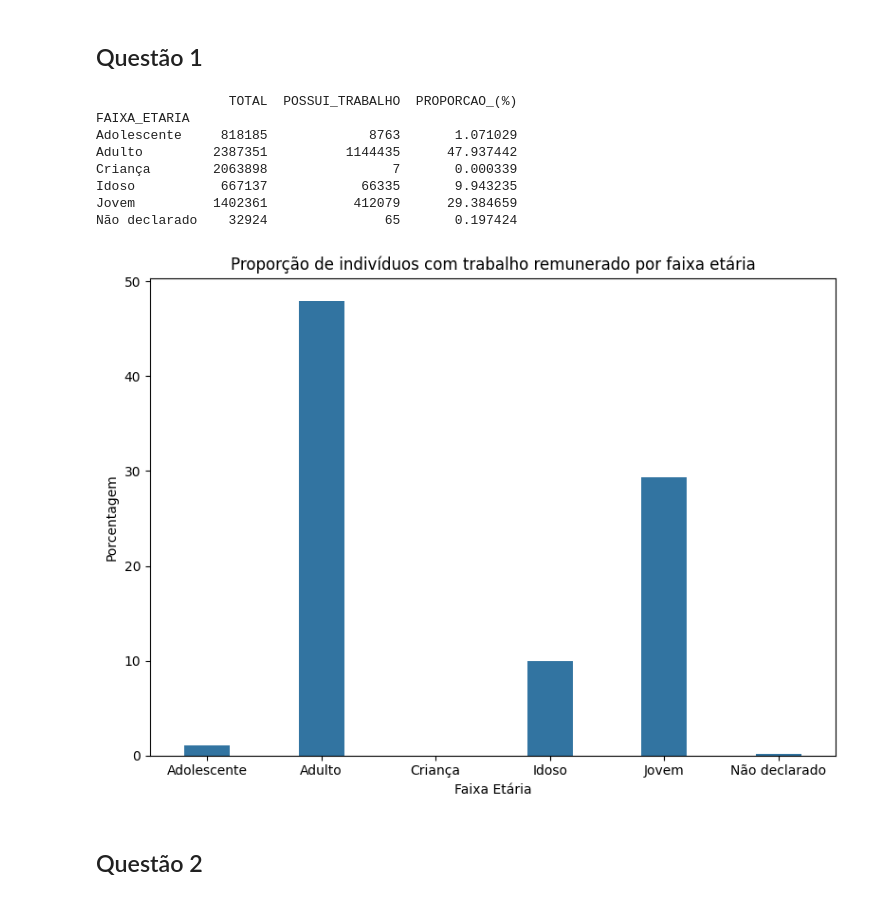
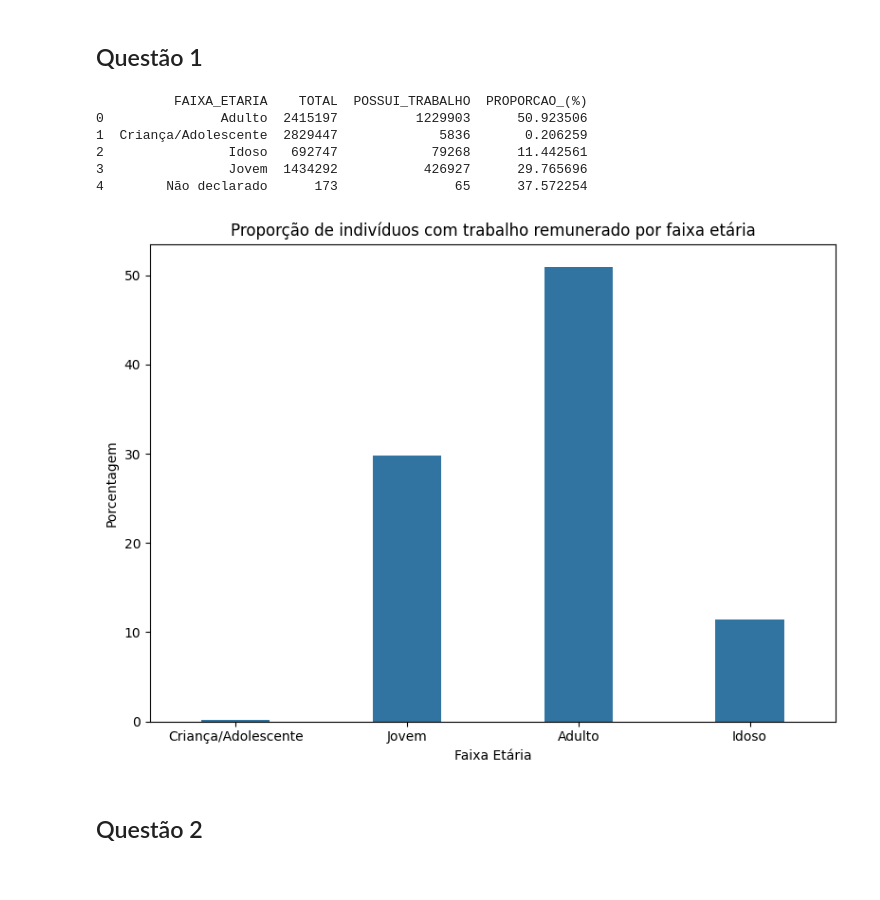
Before and after one commit to Tiago19M/Analise-de-dados, a Jupyter notebook: analiseCadUnico.ipynb, the cells around one changed output. Cells and saved outputs as stored; diff of their text form; code cells hidden in the pictures.

```diff
--- a/analiseCadUnico.ipynb
+++ b/analiseCadUnico.ipynb
@@ -231,7 +85,8 @@ import numpy as np
 ## Questão 1
 # %%
 df_pandas["DT_NASC_PESSOA"] = pd.to_datetime(df_pandas["DT_NASC_PESSOA"], errors="coerce")
-dataAtual = pd.Timestamp("2018-06-01") #Considerou-se que os dados eram de 2018 e o mês foi escolhido arbitrariamente, na falta da data precisa do levantamento.
+dataAtual = pd.Timestamp("2018-12-12") #Considerou-se que os dados eram de 2018 e o mês e dia foram escolhidos com base na data de nascimento
+#mais recente registrada na amostra, na falta da data precisa do levantamento.
 
 #Cálculo das idades com base na data estimada do levantamento e na data de nascimento de cada pessoa
 df_pandas["IDADE"] = (dataAtual.year - df_pandas["DT_NASC_PESSOA"].dt.year -
@@ -298,8 +154,8 @@ mp.show() #"desenha" o gráfico
 
 #define condições. Caso se satisfaça a condição na posição i, então é atribuído o valor da posição i de 'valores' para esse indivíduo
 condicoes = [
-    ((df_pandas["VL_RENDA_BRUTA_12_MESES_MEMB"] != 0) & (df_pandas["VL_REMUNER_EMPREGO_MEMB"] == 0)),
-    (df_pandas["VL_REMUNER_EMPREGO_MEMB"] != 0),
+    (df_pandas["VL_RENDA_BRUTA_12_MESES_MEMB"] > 0) & (df_pandas["VL_REMUNER_EMPREGO_MEMB"] == 0),
+    (df_pandas["VL_REMUNER_EMPREGO_MEMB"] > 0),
 ]
 
 valores = [
@@ -307,15 +163,19 @@ valores = [
     2,
 ]
 
-df_pandas["FORMALIDADE_TRABALHO"] = np.select(condicoes, valores, default=0)
+df_pandas["CLASS_TRABALHO"] = np.select(
+    condicoes,
+    valores,
+    default=0,
+)
 
 #filtra os indíviduos com idade entre 18 e 65 anos e que possuem trabalho (formal ou informal)
-adultos_trabalhando = df_pandas[((df_pandas["IDADE"]>= 18) & (df_pandas["IDADE"]<=65) & (df_pandas["FORMALIDADE_TRABALHO"].isin([1, 2])))]
+adultos_trabalhando = df_pandas[((df_pandas["IDADE"]>= 18) & (df_pandas["IDADE"]<=65) & (df_pandas["CLASS_TRABALHO"].isin([1, 2])))]
 
 #Cada uma das seguintes linhas faz uma comparação sobre os valores da coluna especificada, retornando uma Series de bool (true caso a comparação se satisfaça).
 #Assim, ao aplicar o .sum(), o python converte 'true' para 1 e 'false' para 0, permitindo obter a quantidade de elementos que satisfazem a condição.
-qtd_informais = (adultos_trabalhando["FORMALIDADE_TRABALHO"] == 1).sum()
-qtd_formais = (adultos_trabalhando["FORMALIDADE_TRABALHO"] == 2).sum()
+qtd_informais = (adultos_trabalhando["CLASS_TRABALHO"] == 1).sum()
+qtd_formais = (adultos_trabalhando["CLASS_TRABALHO"] == 2).sum()
 
 total_trabalhadores = qtd_informais + qtd_formais
 
@@ -456,16 +343,14 @@ mp.show()
 #Lógica de atribuição de significado aos valores númericos de "IDADE". Esse trecho divide os indivíduos dentre 5 faixas etárias, ou "Não declarado", caso o campo de
 #data de nascimento esteja sem valor
 condicoes = [
-    df_pandas["IDADE"].between(0, 12),
-    df_pandas["IDADE"].between(13, 17),
+    df_pandas["IDADE"].between(0, 17),
     df_pandas["IDADE"].between(18, 29),
     df_pandas["IDADE"].between(30, 59),
     df_pandas["IDADE"]>=60
 ]
 
 valores = [
-    "Criança",
-    "Adolescente",
+    "Criança/Adolescente",
     "Jovem",
     "Adulto",
     "Idoso"
@@ -477,36 +362,38 @@ df_pandas["FAIXA_ETARIA"] = np.select(
     default = "Não declarado"
 )
 # %%
-resultado = df_pandas.groupby("FAIXA_ETARIA").agg(
+resultado_2_1 = df_pandas.groupby("FAIXA_ETARIA").agg(
     TOTAL = ("FAIXA_ETARIA", "size"), #total de pessoas por faixa etária
-    POSSUI_TRABALHO  = ("VL_REMUNER_EMPREGO_MEMB", lambda x : (x > 0).sum()) #total de pessoas por faixa etária que possuem trabalho
-)
+    POSSUI_TRABALHO = ("CLASS_TRABALHO", lambda x : x.isin([1, 2]).sum())
+).reset_index()
 
-resultado["PROPORCAO_(%)"] = (resultado["POSSUI_TRABALHO"] / resultado["TOTAL"]) * 100
+resultado_2_1["PROPORCAO_(%)"] = (resultado_2_1["POSSUI_TRABALHO"] / resultado_2_1["TOTAL"]) * 100
 
-print (resultado)
+print (resultado_2_1)
 # %% [output]
-                 TOTAL  POSSUI_TRABALHO  PROPORCAO_(%)
-FAIXA_ETARIA
-Adolescente     818185             8763       1.071029
-Adulto         2387351          1144435      47.937442
-Criança        2063898                7       0.000339
-Idoso           667137            66335       9.943235
-Jovem          1402361           412079      29.384659
-Não declarado    32924               65       0.197424
+          FAIXA_ETARIA    TOTAL  POSSUI_TRABALHO  PROPORCAO_(%)
+0               Adulto  2415197          1229903      50.923506
+1  Criança/Adolescente  2829447             5836       0.206259
+2                Idoso   692747            79268      11.442561
+3                Jovem  1434292           426927      29.765696
+4        Não declarado      173               65      37.572254
 # %%
 #PLOTAGEM DO GRÁFICO DA QUESTÃO 1 - Sessão 2
+ordem_fx_etaria = ["Criança/Adolescente", "Jovem", "Adulto", "Idoso"]
+resultado_grafico = resultado_2_1[resultado_2_1["FAIXA_ETARIA"].isin(ordem_fx_etaria)]
 
 mp.figure(figsize = (8, 6))
-sb.barplot(x=resultado.index, y=resultado["PROPORCAO_(%)"], width=0.4)
+sb.barplot(data = resultado_grafico, x="FAIXA_ETARIA", y="PROPORCAO_(%)", width=0.4, order=ordem_fx_etaria)
 mp.title("Proporção de indivíduos com trabalho remunerado por faixa etária")
 mp.xlabel("Faixa Etária")
 mp.ylabel("Porcentagem")
 
 mp.tight_layout()
+mp.savefig("/content/drive/MyDrive/AmostraDS/graficos_etapas/grafico_2.1.png", dpi=300, bbox_inches="tight")
+
 mp.show()
 # %% [output]
-[figure, old version]
+[figure, new version]
 # %% [markdown]
 ## Questão 2
 # %%
```
Also changed, not shown: parts of 48 cells of this notebook.
